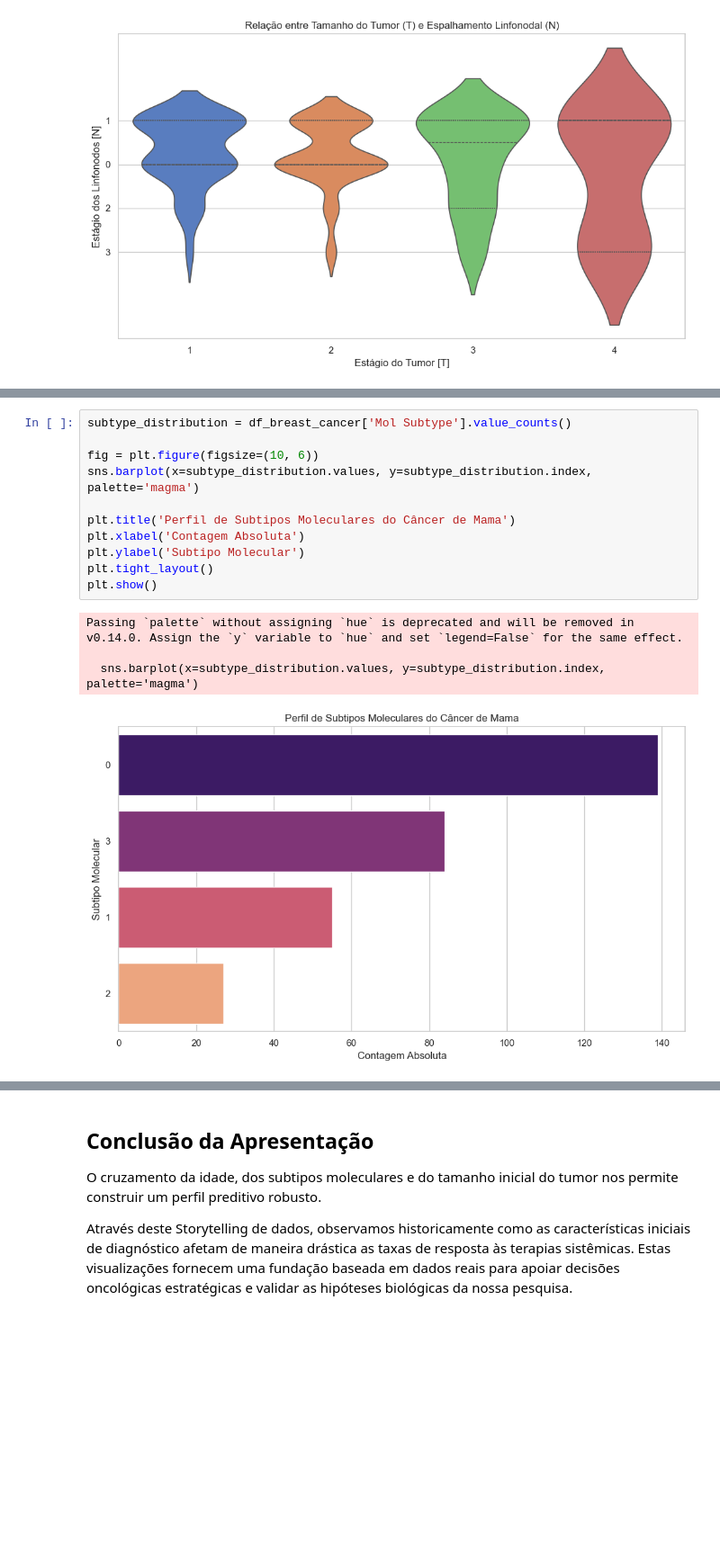
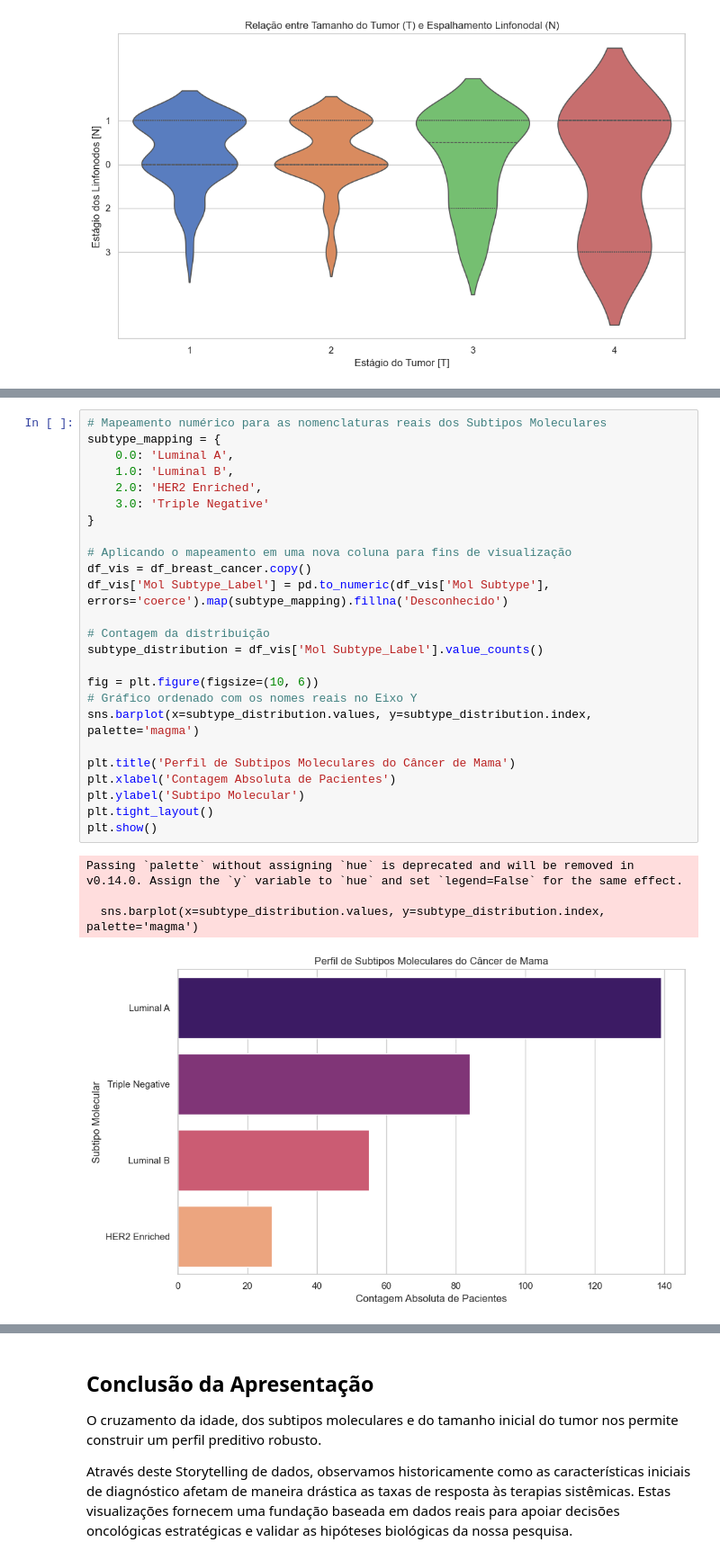
Before and after one commit to GustavoBritodev/pcg-analise-de-dados-cancer-de-mama, a Jupyter notebook: fonte_pcg.ipynb, the cells around one changed output, grey strips where cells are left out. Shown at 90% size. Saved outputs shown, nothing was run; the diff lists cells and outputs as text; blank space fills up the shorter version.

```diff
--- a/fonte_pcg.ipynb
+++ b/fonte_pcg.ipynb
@@ -149,19 +159,33 @@ Esta análise agrupa as pacientes nestes subtipos biológicos para compreendermo
 # %%
-subtype_distribution = df_breast_cancer['Mol Subtype'].value_counts()
+# Mapeamento numérico para as nomenclaturas reais dos Subtipos Moleculares
+subtype_mapping = {
+    0.0: 'Luminal A',
+    1.0: 'Luminal B',
+    2.0: 'HER2 Enriched',
+    3.0: 'Triple Negative'
+}
+
+# Aplicando o mapeamento em uma nova coluna para fins de visualização
+df_vis = df_breast_cancer.copy()
+df_vis['Mol Subtype_Label'] = pd.to_numeric(df_vis['Mol Subtype'], errors='coerce').map(subtype_mapping).fillna('Desconhecido')
+
+# Contagem da distribuição
+subtype_distribution = df_vis['Mol Subtype_Label'].value_counts()
 
 fig = plt.figure(figsize=(10, 6))
+# Gráfico ordenado com os nomes reais no Eixo Y
 sns.barplot(x=subtype_distribution.values, y=subtype_distribution.index, palette='magma')
 
 plt.title('Perfil de Subtipos Moleculares do Câncer de Mama')
-plt.xlabel('Contagem Absoluta')
+plt.xlabel('Contagem Absoluta de Pacientes')
 plt.ylabel('Subtipo Molecular')
 plt.tight_layout()
 plt.show()
 # %% [output]
 Passing `palette` without assigning `hue` is deprecated and will be removed in v0.14.0. Assign the `y` variable to `hue` and set `legend=False` for the same effect.
 
   sns.barplot(x=subtype_distribution.values, y=subtype_distribution.index, palette='magma')
-[figure, old version]
+[figure, new version]
 # %% [markdown]
 ## 5. O Desfecho (O Insight Estratégico)
 
```
Also changed, not shown: parts of 5 cells of this notebook.
